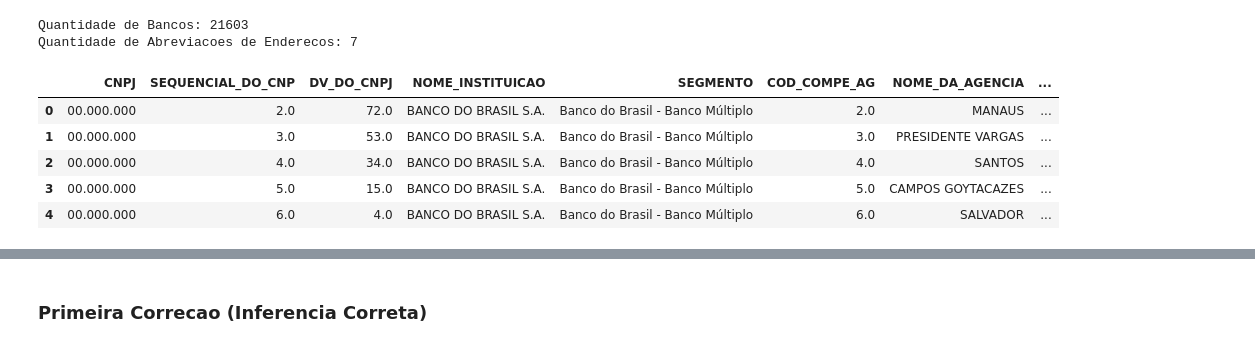
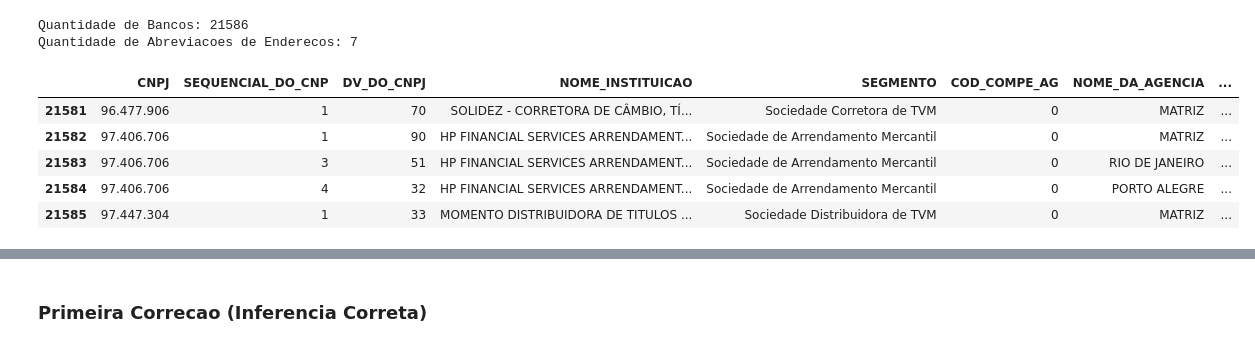
Before and after one commit to valdiviaguevara/DATASETS_TEST, a Jupyter notebook: Correios.ipynb, the cells around one changed output, grey strips where cells are left out. Drawn from its saved outputs; the diff is of its cells as text; code cells hidden in the pictures.

```diff
--- a/Correios.ipynb
+++ b/Correios.ipynb
@@ -4,20 +4,20 @@ import numpy as np
 # %%
 df_Agencias_Bancos= pd.read_csv("Dados/Agencias/Agencias.csv",sep=";",encoding="latin1")
 df_Abrev_Enderecos= pd.read_csv("Dados/Agencias/Abreviaturas_Enderco.csv",sep=",",encoding="latin1")
 Nome_Colunas=["CNPJ","SEQUENCIAL_DO_CNP","DV_DO_CNPJ","NOME_INSTITUICAO","SEGMENTO","COD_COMPE_AG","NOME_DA_AGENCIA","ENDERECO","NUMERO","COMPLEMENTO","BAIRRO","CEP","MUNICIPIO","UF","DATA_INICIO","DDD","FONE"]
 df_Agencias_Bancos.columns=Nome_Colunas
 print ("Quantidade de Bancos: "+ str(len(df_Agencias_Bancos)))
 print ("Quantidade de Abreviacoes de Enderecos: "+ str(len(df_Abrev_Enderecos)))
-df_Agencias_Bancos.head()
+df_Agencias_Bancos.tail()
 # %% [output]
-Quantidade de Bancos: 21603
+Quantidade de Bancos: 21586
 Quantidade de Abreviacoes de Enderecos: 7
 |  | CNPJ | SEQUENCIAL_DO_CNP | DV_DO_CNPJ | NOME_INSTITUICAO | SEGMENTO | COD_COMPE_AG | NOME_DA_AGENCIA | ... |
-| 0 | 00.000.000 | 2.0 | 72.0 | BANCO DO BRASIL S.A. | Banco do Brasil - Banco Múltiplo | 2.0 | MANAUS | ... |
-| 1 | 00.000.000 | 3.0 | 53.0 | BANCO DO BRASIL S.A. | Banco do Brasil - Banco Múltiplo | 3.0 | PRESIDENTE VARGAS | ... |
-| 2 | 00.000.000 | 4.0 | 34.0 | BANCO DO BRASIL S.A. | Banco do Brasil - Banco Múltiplo | 4.0 | SANTOS | ... |
-| 3 | 00.000.000 | 5.0 | 15.0 | BANCO DO BRASIL S.A. | Banco do Brasil - Banco Múltiplo | 5.0 | CAMPOS GOYTACAZES | ... |
-| 4 | 00.000.000 | 6.0 | 4.0 | BANCO DO BRASIL S.A. | Banco do Brasil - Banco Múltiplo | 6.0 | SALVADOR | ... |
+| 21581 | 96.477.906 | 1 | 70 | SOLIDEZ - CORRETORA DE CÂMBIO, TÍ... | Sociedade Corretora de TVM | 0 | MATRIZ | ... |
+| 21582 | 97.406.706 | 1 | 90 | HP FINANCIAL SERVICES ARRENDAMENT... | Sociedade de Arrendamento Mercantil | 0 | MATRIZ | ... |
+| 21583 | 97.406.706 | 3 | 51 | HP FINANCIAL SERVICES ARRENDAMENT... | Sociedade de Arrendamento Mercantil | 0 | RIO DE JANEIRO | ... |
+| 21584 | 97.406.706 | 4 | 32 | HP FINANCIAL SERVICES ARRENDAMENT... | Sociedade de Arrendamento Mercantil | 0 | PORTO ALEGRE | ... |
+| 21585 | 97.447.304 | 1 | 33 | MOMENTO DISTRIBUIDORA DE TITULOS ... | Sociedade Distribuidora de TVM | 0 | MATRIZ | ... |
 # %%
 #Separando as primeiras letras da coluna do endereco
 df_Agencias_Bancos["ENDERECO"]=df_Agencias_Bancos["ENDERECO"].str.lower()
```
Also changed, not shown: parts of 15 cells of this notebook.
